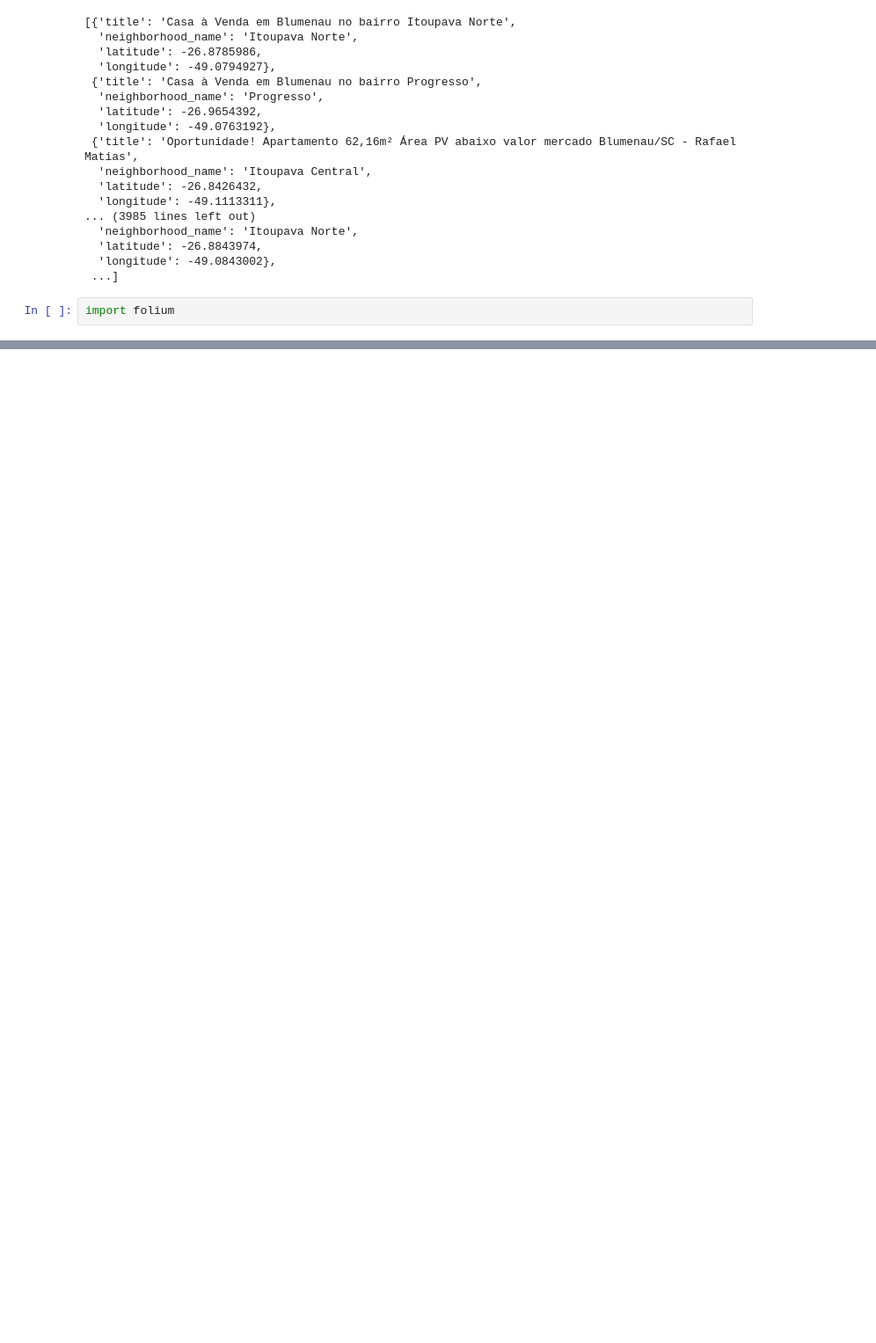
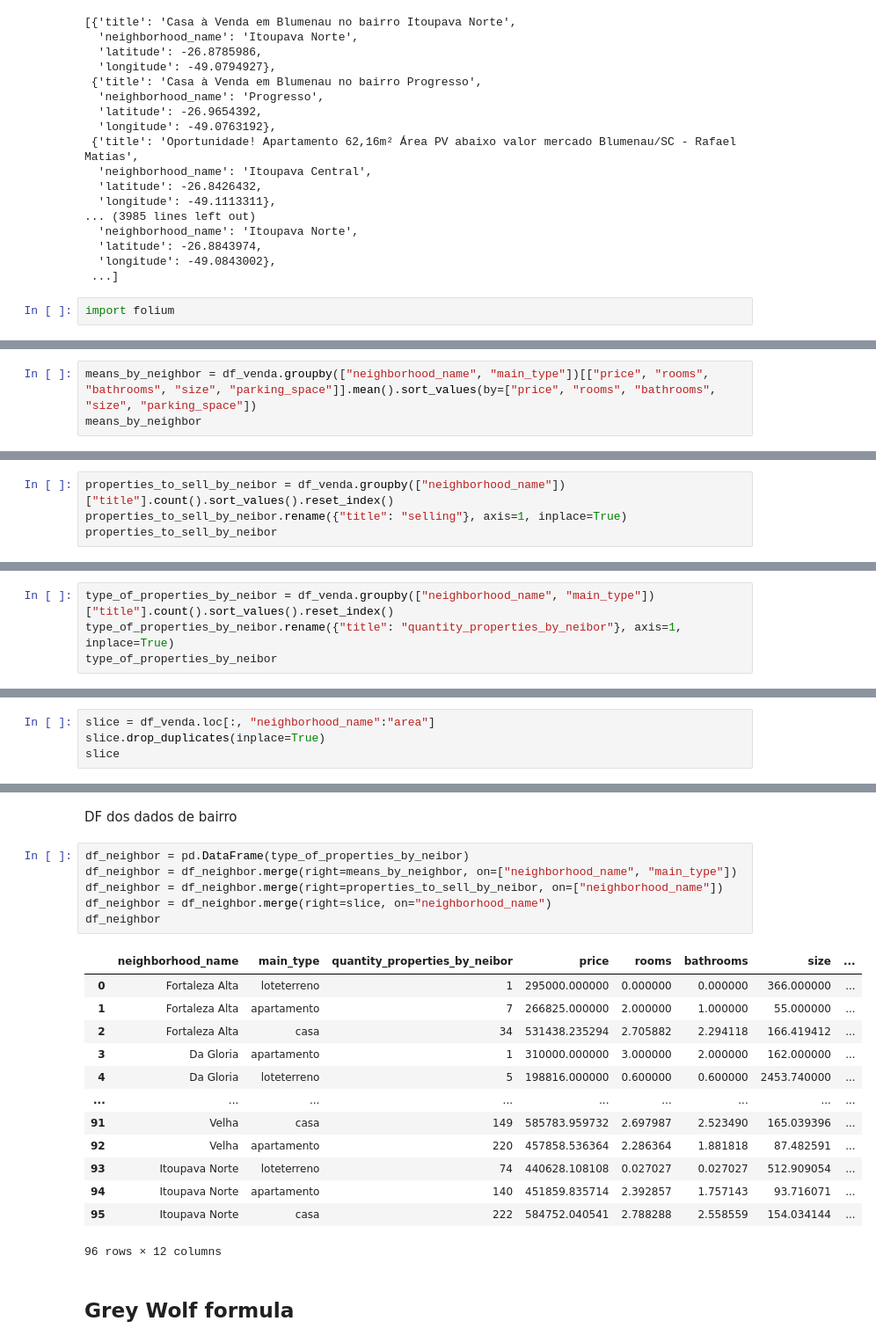
Before and after one commit to thomas-michels/GreyWolfService, a Jupyter notebook: analisys.ipynb, the cells around one changed output, grey strips where cells are left out. Shown at 88% size. Drawn from its saved outputs; the diff is of its cells as text; blank space fills up the shorter version.

```diff
--- a/analisys.ipynb
+++ b/analisys.ipynb
@@ -174,0 +257,3 @@ map
+# %%
+means_by_neighbor = df_venda.groupby(["neighborhood_name", "main_type"])[["price", "rooms", "bathrooms", "size", "parking_space"]].mean().sort_values(by=["price", "rooms", "bathrooms", "size", "parking_space"])
+means_by_neighbor
@@ -174,0 +275,4 @@ map
+# %%
+properties_to_sell_by_neibor = df_venda.groupby(["neighborhood_name"])["title"].count().sort_values().reset_index()
+properties_to_sell_by_neibor.rename({"title": "selling"}, axis=1, inplace=True)
+properties_to_sell_by_neibor
@@ -174,0 +297,4 @@ map
+# %%
+type_of_properties_by_neibor = df_venda.groupby(["neighborhood_name", "main_type"])["title"].count().sort_values().reset_index()
+type_of_properties_by_neibor.rename({"title": "quantity_properties_by_neibor"}, axis=1, inplace=True)
+type_of_properties_by_neibor
@@ -174,0 +315,4 @@ map
+# %%
+slice = df_venda.loc[:, "neighborhood_name":"area"]
+slice.drop_duplicates(inplace=True)
+slice
@@ -174,0 +338,24 @@ map
+# %% [markdown]
+DF dos dados de bairro
+# %%
+df_neighbor = pd.DataFrame(type_of_properties_by_neibor)
+df_neighbor = df_neighbor.merge(right=means_by_neighbor, on=["neighborhood_name", "main_type"])
+df_neighbor = df_neighbor.merge(right=properties_to_sell_by_neibor, on=["neighborhood_name"])
+df_neighbor = df_neighbor.merge(right=slice, on="neighborhood_name")
+df_neighbor
+# %% [output]
+|  | neighborhood_name | main_type | quantity_properties_by_neibor | price | rooms | bathrooms | size | ... |
+| 0 | Fortaleza Alta | loteterreno | 1 | 295000.000000 | 0.000000 | 0.000000 | 366.000000 | ... |
+| 1 | Fortaleza Alta | apartamento | 7 | 266825.000000 | 2.000000 | 1.000000 | 55.000000 | ... |
+| 2 | Fortaleza Alta | casa | 34 | 531438.235294 | 2.705882 | 2.294118 | 166.419412 | ... |
+| 3 | Da Gloria | apartamento | 1 | 310000.000000 | 3.000000 | 2.000000 | 162.000000 | ... |
+| 4 | Da Gloria | loteterreno | 5 | 198816.000000 | 0.600000 | 0.600000 | 2453.740000 | ... |
+| ... | ... | ... | ... | ... | ... | ... | ... | ... |
+| 91 | Velha | casa | 149 | 585783.959732 | 2.697987 | 2.523490 | 165.039396 | ... |
+| 92 | Velha | apartamento | 220 | 457858.536364 | 2.286364 | 1.881818 | 87.482591 | ... |
+| 93 | Itoupava Norte | loteterreno | 74 | 440628.108108 | 0.027027 | 0.027027 | 512.909054 | ... |
+| 94 | Itoupava Norte | apartamento | 140 | 451859.835714 | 2.392857 | 1.757143 | 93.716071 | ... |
+| 95 | Itoupava Norte | casa | 222 | 584752.040541 | 2.788288 | 2.558559 | 154.034144 | ... |
+96 rows × 12 columns
+# %% [markdown]
+## Grey Wolf formula
```
Also changed, not shown: parts of 17 cells of this notebook, 23 other files.
